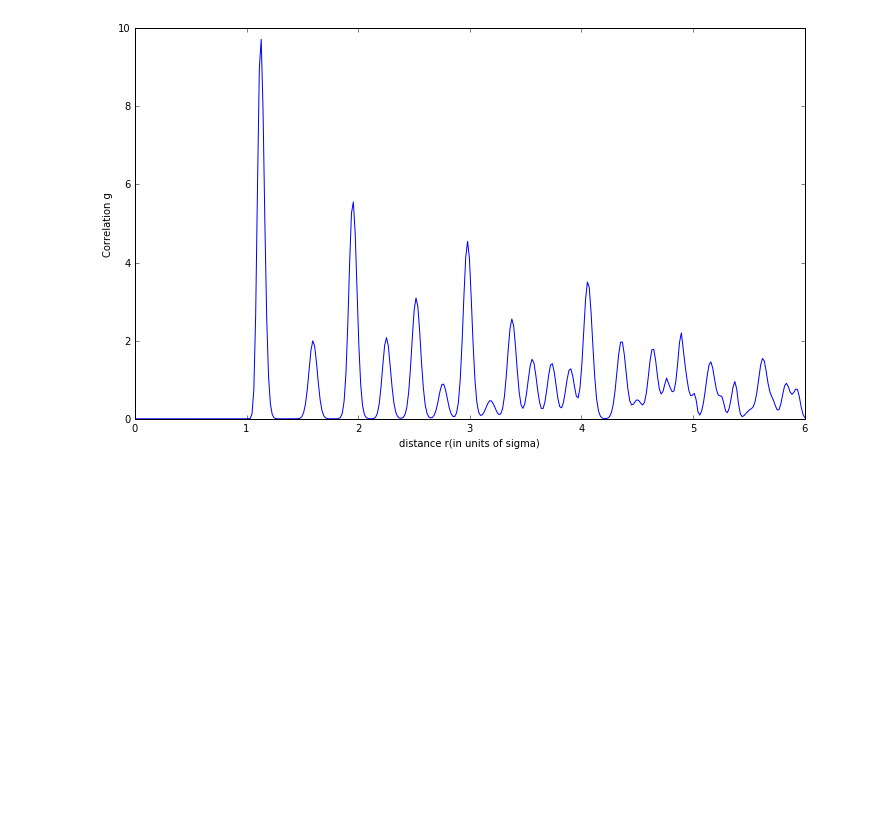
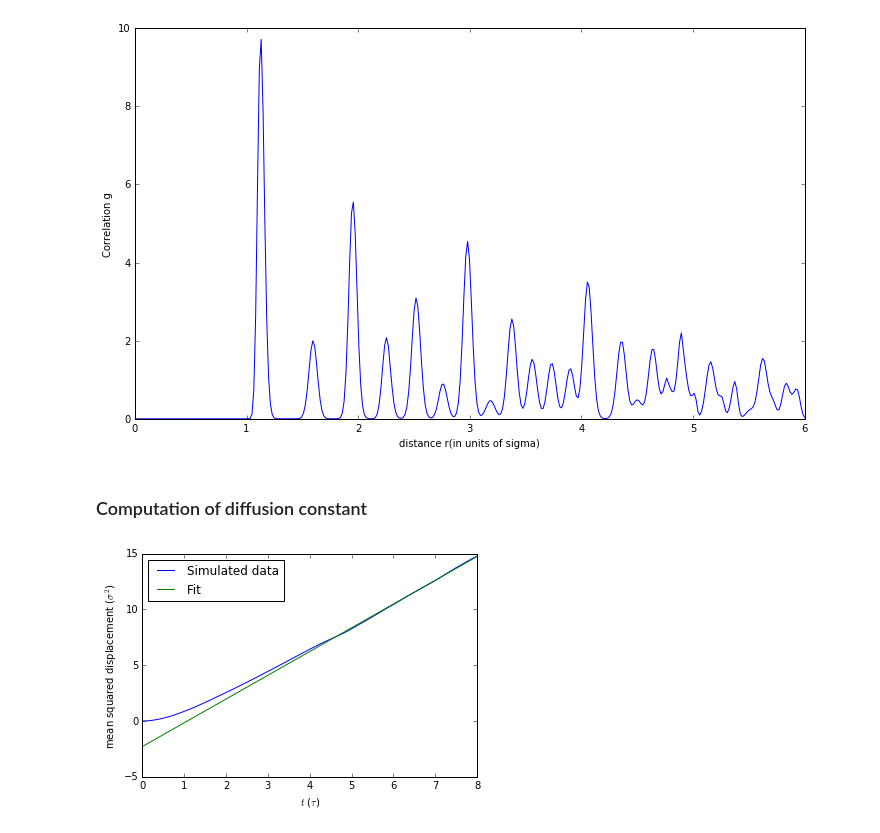
Before and after one commit to GitJaap/Computational-physics, a Jupyter notebook: Argon/ArgonResults.ipynb, the cells around one changed output. Cells and saved outputs as stored; diff of their text form; code cells hidden in the pictures; blank space fills up the shorter version.

Commit message:
Diffusion model added, plots of mean squared distance are made

```diff
--- a/Argon/ArgonResults.ipynb
+++ b/Argon/ArgonResults.ipynb
@@ -153,3 +153,26 @@ plt.ylabel('Correlation g')
 plt.show()
 # %% [output]
 [figure]
+# %% [markdown]
+### Computation of diffusion constant
+# %%
+# --------- Diffusion plots --------------
+# gas conditions where rho = 0.2 and T = 1
+
+numtime = 2000
+
+pos,vel,rho,T,n,timesteps,dt,N,L = ar.init_params(rhopar=0.2,Tpar=1,npar=6,tfinpar=numtime)
+pos2,vel2,K,V,rV,msd = ar.evolveTimeConserveE(pos,vel,timesteps,N,L,dt)
+t = np.linspace(0,numtime-1,numtime)*dt
+p = np.polyfit(t[numtime//2:numtime],msd[numtime//2:numtime],1)
+fit = np.polyval(p,t)
+plt.figure()
+plt.plot(t, msd)
+plt.plot(t, fit)
+#plt.ylim((0,2600))
+plt.legend(('Simulated data','Fit'),loc=2)
+plt.xlabel(r'$t$ ($\tau$)')
+plt.ylabel(r'mean squared displacement ($\sigma^2$)')
+plt.show()
+# %% [output]
+[figure, added]
```
Also changed, not shown: parts of 4 cells of this notebook, 1 other file.
